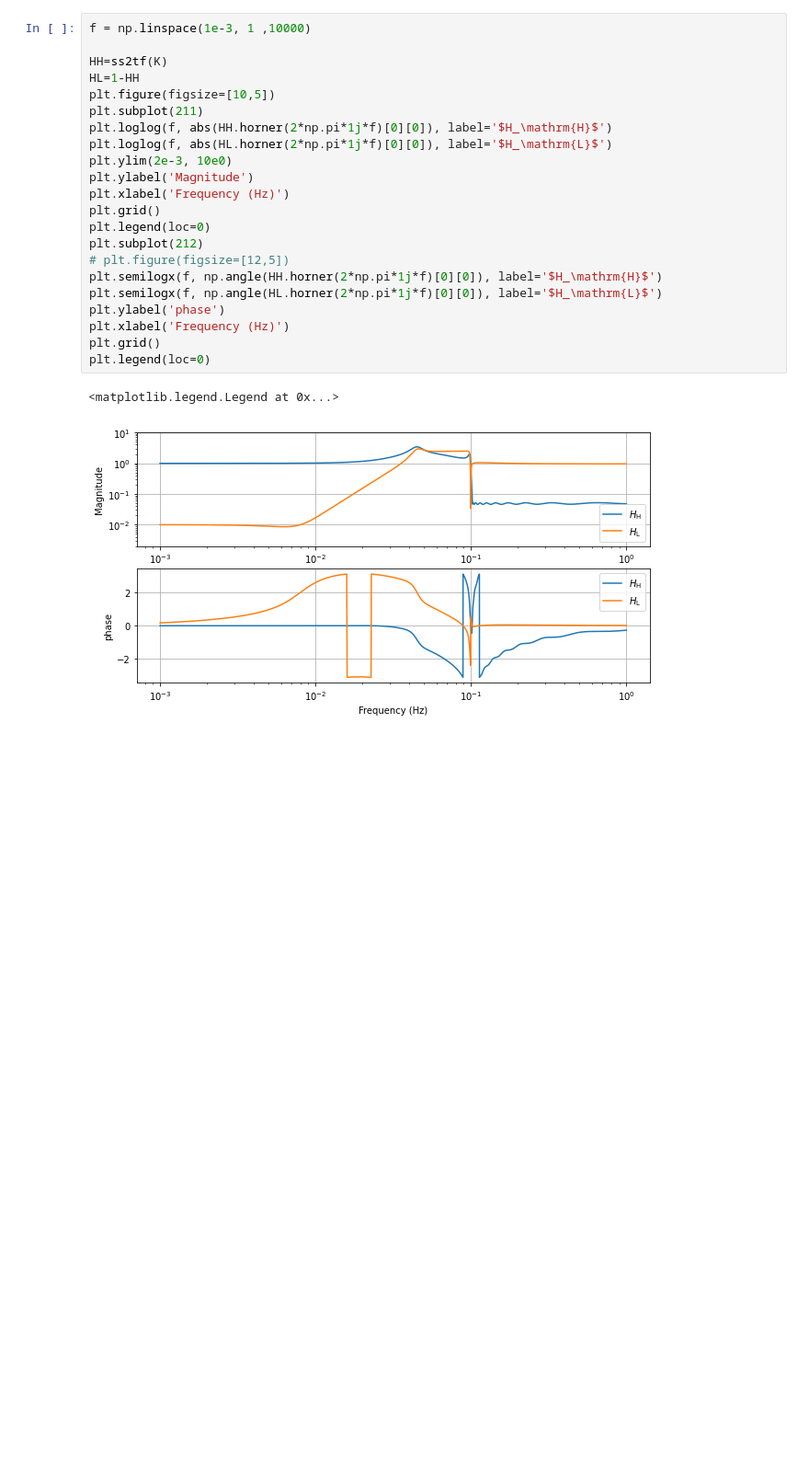
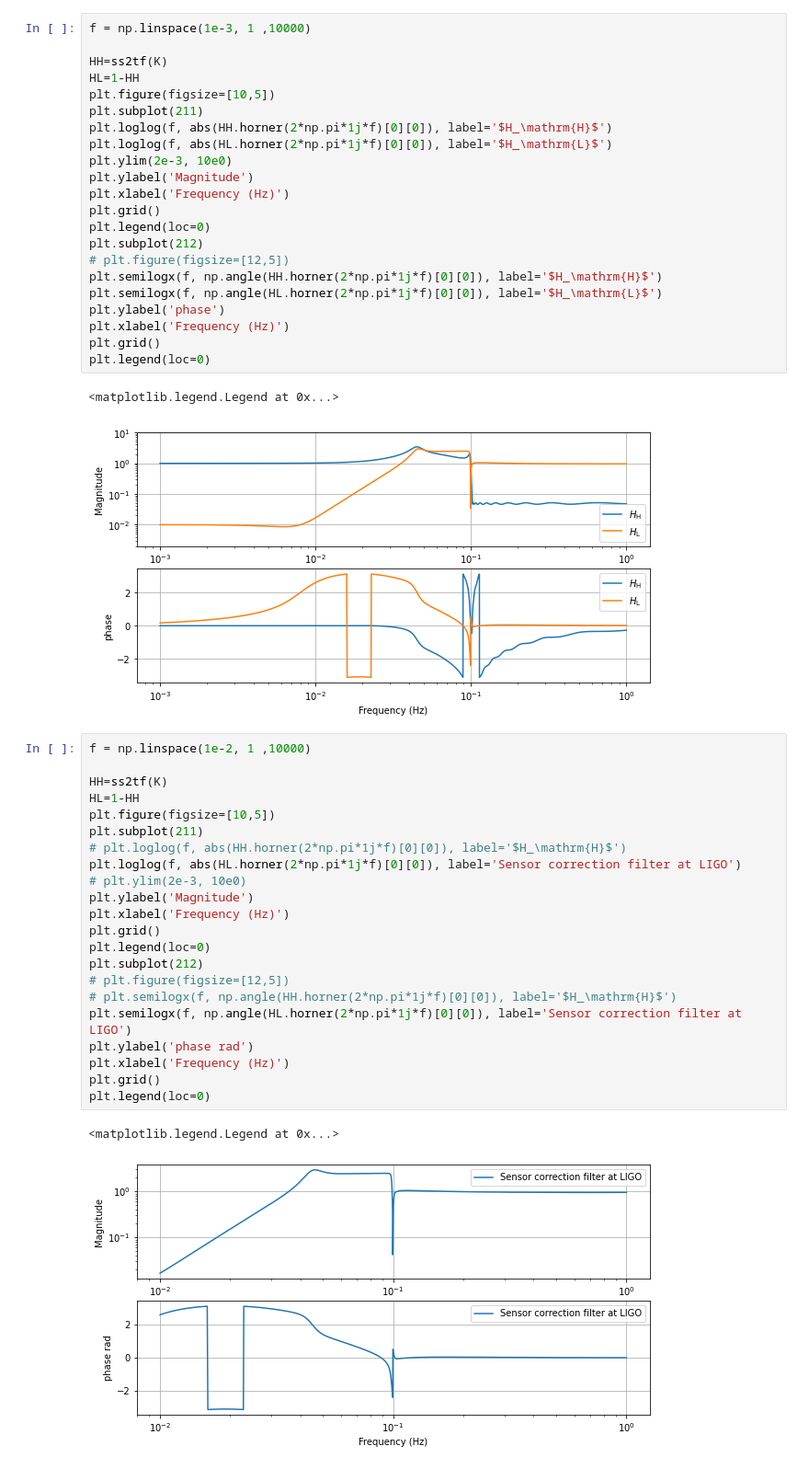
Before and after one commit to terrencetec/kontrol, a Jupyter notebook: examples/h2hinf_complementary_synthesis.ipynb, the cells around one changed output. Shown at 92% size. Saved outputs shown, nothing was run; the diff lists cells and outputs as text; blank space fills up the shorter version.

```diff
--- a/examples/h2hinf_complementary_synthesis.ipynb
+++ b/examples/h2hinf_complementary_synthesis.ipynb
@@ -119,3 +132,28 @@ plt.legend(loc=0)
 # %% [output]
 <matplotlib.legend.Legend at 0x...>
 [figure]
+# %%
+f = np.linspace(1e-2, 1 ,10000)
+
+HH=ss2tf(K)
+HL=1-HH
+plt.figure(figsize=[10,5])
+plt.subplot(211)
+# plt.loglog(f, abs(HH.horner(2*np.pi*1j*f)[0][0]), label='$H_\mathrm{H}$')
+plt.loglog(f, abs(HL.horner(2*np.pi*1j*f)[0][0]), label='Sensor correction filter at LIGO')
+# plt.ylim(2e-3, 10e0)
+plt.ylabel('Magnitude')
+plt.xlabel('Frequency (Hz)')
+plt.grid()
+plt.legend(loc=0)
+plt.subplot(212)
+# plt.figure(figsize=[12,5])
+# plt.semilogx(f, np.angle(HH.horner(2*np.pi*1j*f)[0][0]), label='$H_\mathrm{H}$')
+plt.semilogx(f, np.angle(HL.horner(2*np.pi*1j*f)[0][0]), label='Sensor correction filter at LIGO')
+plt.ylabel('phase rad')
+plt.xlabel('Frequency (Hz)')
+plt.grid()
+plt.legend(loc=0)
+# %% [output]
+<matplotlib.legend.Legend at 0x...>
+[figure, added]
```
Also changed, not shown: parts of 1 cell of this notebook, 44 other files.
